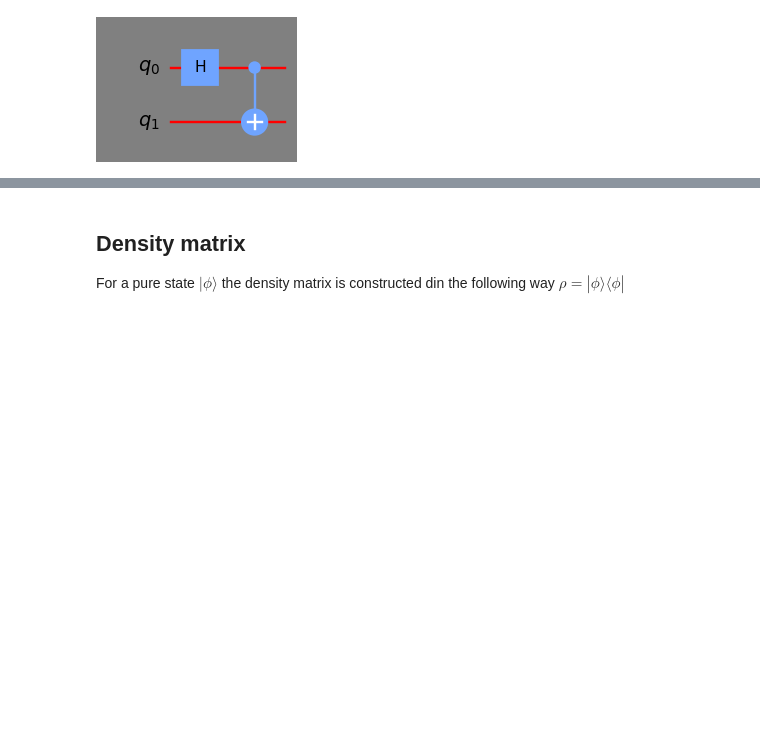
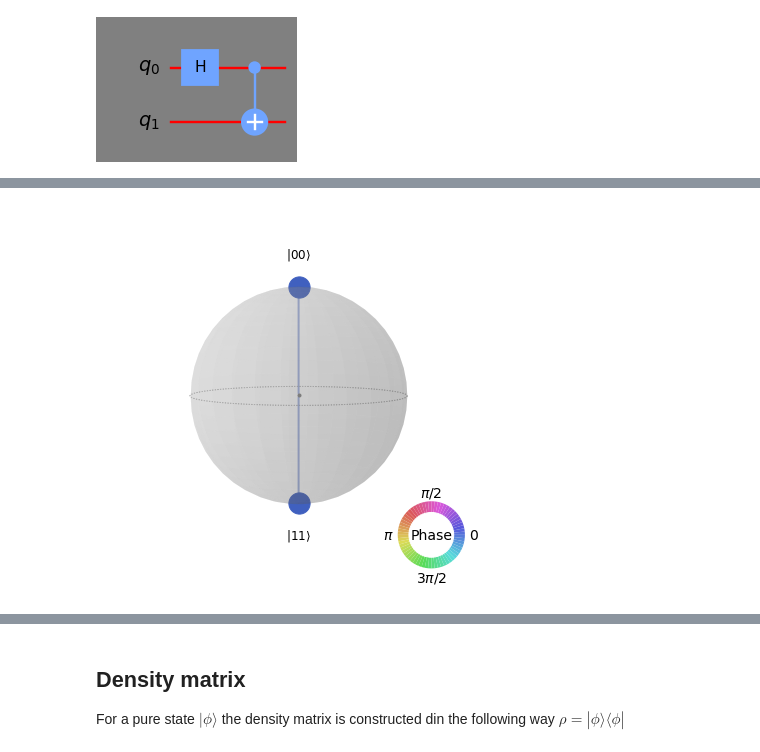
Before and after one commit to petr-ivashkov/qiskit-cert-workbook, a Jupyter notebook: workbook.ipynb, the cells around one changed output, grey strips where cells are left out. Saved outputs shown, nothing was run; the diff lists cells and outputs as text; code cells hidden in the pictures; blank space fills up the shorter version.

```diff
--- a/workbook.ipynb
+++ b/workbook.ipynb
@@ -531,0 +553,4 @@ bell_0.draw('mpl',scale = 1.2, style=style, fold=-1)
+# %%
+plot_state_qsphere(bell_0)
+# %% [output]
+[figure, added]
```
Also changed, not shown: parts of 13 cells of this notebook.
